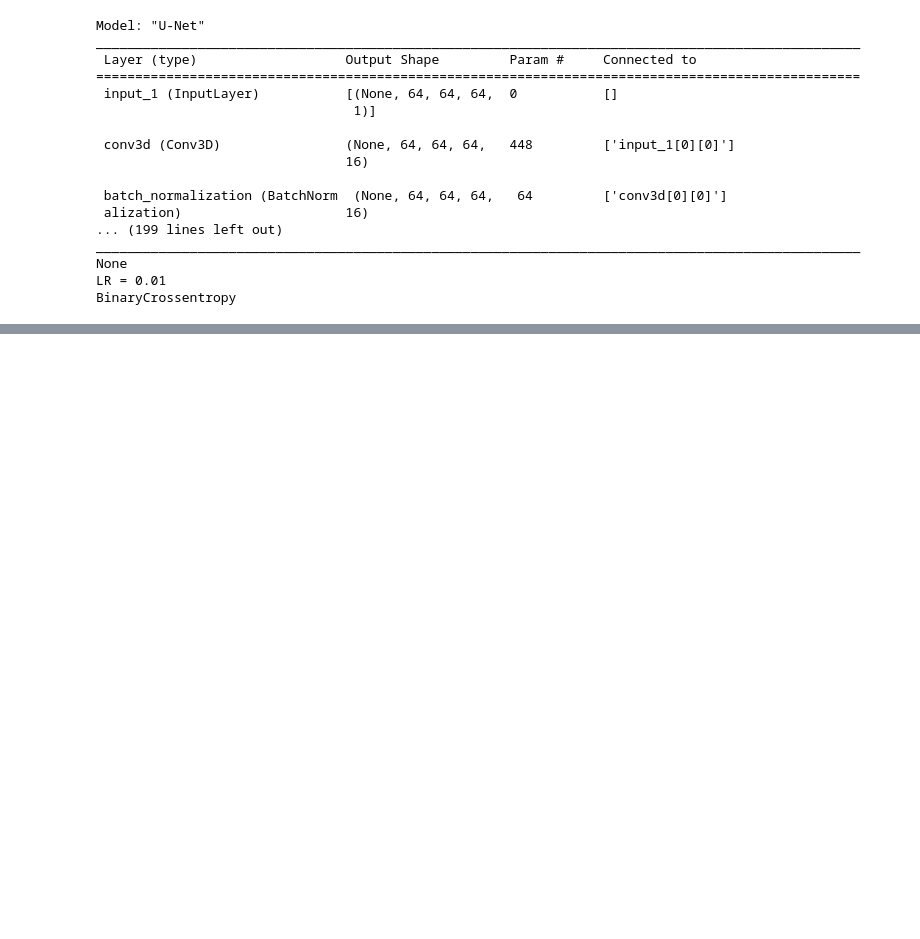
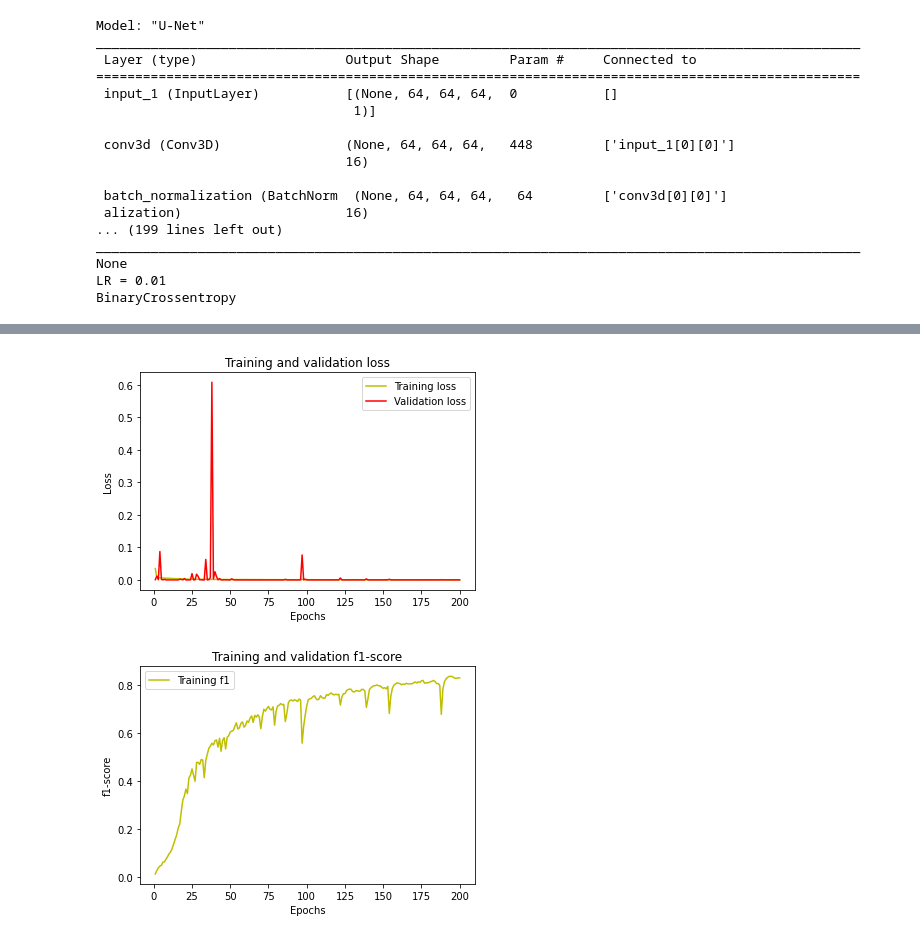
Before and after one commit to mmcastillo/al112248, a Jupyter notebook: modelo1_2.ipynb, the cells around one changed output, grey strips where cells are left out. Cells and saved outputs as stored; diff of their text form; code cells hidden in the pictures; blank space fills up the shorter version.

```diff
--- a/modelo1_2.ipynb
+++ b/modelo1_2.ipynb
@@ -26,10 +26,19 @@ Mounted at /content/drive/
 # %%
 train_img_dir = '/content/drive/MyDrive/DOCTORADO/python/datos_para_entrenar_modelos/modelo_1.X/train/50p_rand_50n/imgs/';
 train_mask_dir = '/content/drive/MyDrive/DOCTORADO/python/datos_para_entrenar_modelos/modelo_1.X/train/50p_rand_50n/masks/';
-train_img_list = os.listdir(train_img_dir)
-train_img_list = natsort.natsorted(train_img_list)
-train_mask_list = os.listdir(train_mask_dir)
-train_mask_list = natsort.natsorted(train_mask_list)
+
+train_img_list_temp = os.listdir(train_img_dir)
+#train_img_list = natsort.natsorted(train_img_list)
+train_mask_list_temp = os.listdir(train_mask_dir)
+#train_mask_list = natsort.natsorted(train_mask_list)
+
+#Se aleatoriza la lista del conjunto de entrenamiento
+train_img_list=[]
+train_mask_list=[]
+inx = random.sample(range(len(train_img_list_temp)), len(train_img_list_temp))
+for i in range(len(inx)):
+  train_img_list.append(train_img_list_temp[inx[i]])
+  train_mask_list.append(train_mask_list_temp[inx[i]])
 
 val_img_dir = '/content/drive/MyDrive/DOCTORADO/python/datos_para_entrenar_modelos/modelo_1.X/val/imgs/';
 val_mask_dir = '/content/drive/MyDrive/DOCTORADO/python/datos_para_entrenar_modelos/modelo_1.X/val/masks/';
@@ -267,0 +277,25 @@ Epoch 200/200
+# %%
+###
+#plot the training and validation IoU and loss at each epoch
+loss = history.history['loss']
+val_loss = history.history['val_loss']
+epochs = range(1, len(loss) + 1)
+plt.plot(epochs, loss, 'y', label='Training loss')
+plt.plot(epochs, val_loss, 'r', label='Validation loss')
+plt.title('Training and validation loss')
+plt.xlabel('Epochs')
+plt.ylabel('Loss')
+plt.legend()
+plt.show()
+
+f1 = history.history['f1-score']
+
+plt.plot(epochs, f1, 'y', label='Training f1')
+plt.title('Training and validation f1-score')
+plt.xlabel('Epochs')
+plt.ylabel('f1-score')
+plt.legend()
+plt.show()
+# %% [output]
+[figure, added]
+[figure, added]
```
Also changed, not shown: parts of 3 cells of this notebook.
